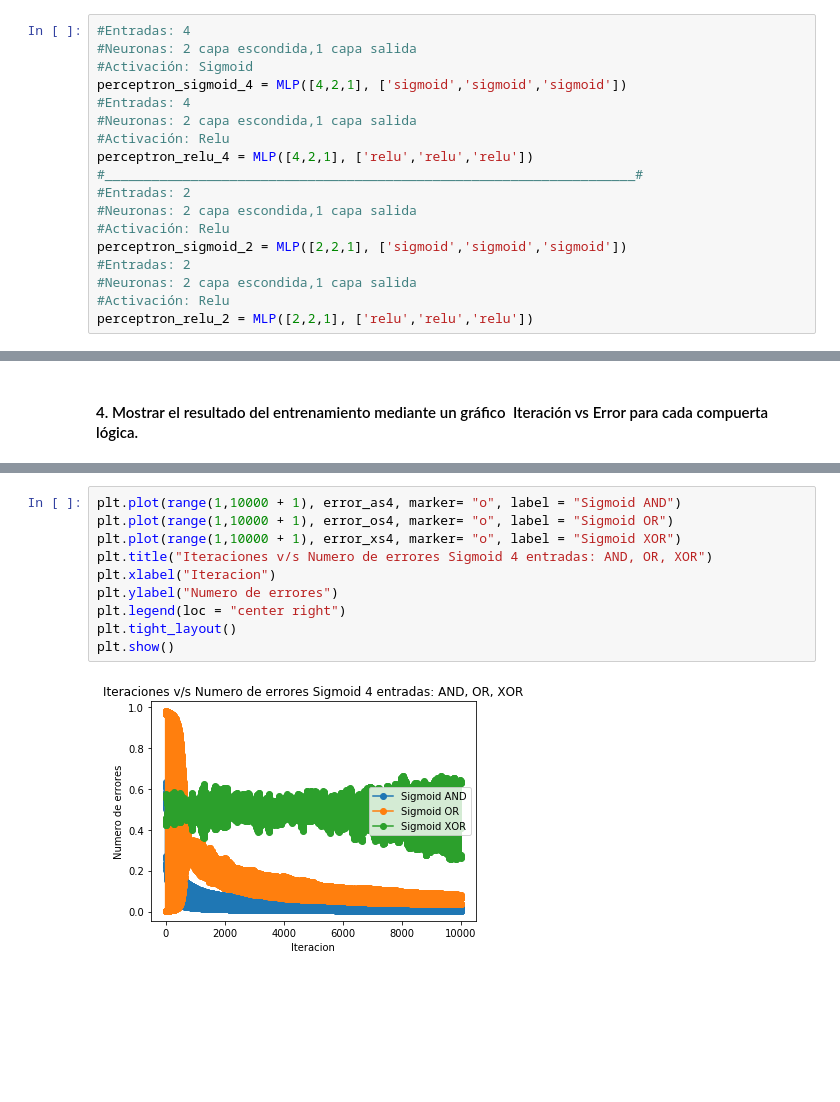
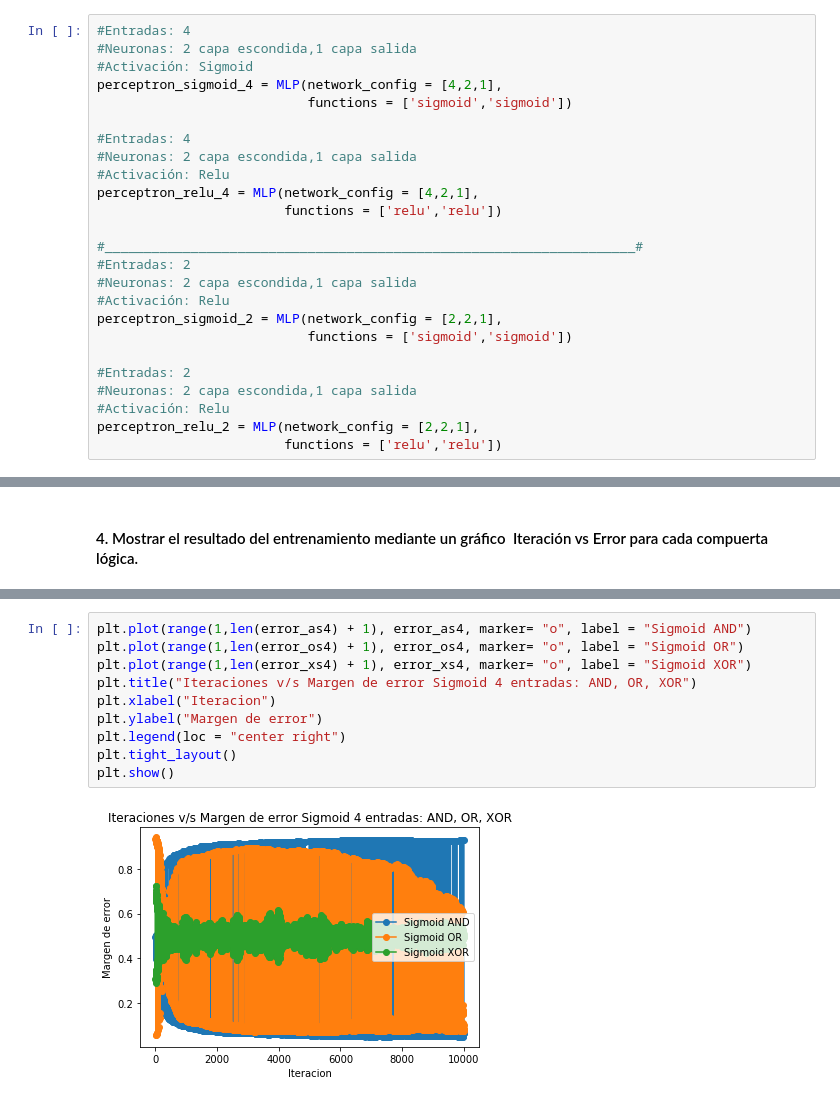
Before and after one commit to BHernandez18/Redes_neuronales_1-2019, a Jupyter notebook: Laboratorio 2 - Perceptrón Multicapa/lab2_redes-neuronales.ipynb, the cells around one changed output, grey strips where cells are left out. Cells and saved outputs as stored; diff of their text form; blank space fills up the shorter version.

```diff
--- a/Laboratorio 2 - Perceptrón Multicapa/lab2_redes-neuronales.ipynb
+++ b/Laboratorio 2 - Perceptrón Multicapa/lab2_redes-neuronales.ipynb
@@ -238,20 +215,27 @@ epochs: 30000
 #Entradas: 4
 #Neuronas: 2 capa escondida,1 capa salida
 #Activación: Sigmoid
-perceptron_sigmoid_4 = MLP([4,2,1], ['sigmoid','sigmoid','sigmoid'])
+perceptron_sigmoid_4 = MLP(network_config = [4,2,1],
+                           functions = ['sigmoid','sigmoid'])
+
 #Entradas: 4
 #Neuronas: 2 capa escondida,1 capa salida
 #Activación: Relu
-perceptron_relu_4 = MLP([4,2,1], ['relu','relu','relu'])
+perceptron_relu_4 = MLP(network_config = [4,2,1],
+                        functions = ['relu','relu'])
+
 #____________________________________________________________________#
 #Entradas: 2
 #Neuronas: 2 capa escondida,1 capa salida
 #Activación: Relu
-perceptron_sigmoid_2 = MLP([2,2,1], ['sigmoid','sigmoid','sigmoid'])
+perceptron_sigmoid_2 = MLP(network_config = [2,2,1],
+                           functions = ['sigmoid','sigmoid'])
+
 #Entradas: 2
 #Neuronas: 2 capa escondida,1 capa salida
 #Activación: Relu
-perceptron_relu_2 = MLP([2,2,1], ['relu','relu','relu'])
+perceptron_relu_2 = MLP(network_config = [2,2,1],
+                        functions = ['relu','relu'])
 # %% [markdown]
 #### 3. Probar   la   red   neuronal   con   las   compuertas   AND,   OR   y   XOR   para   entradas   de   tamaño  2 y 4 (+ Bias).
 # %%
@@ -330,15 +320,15 @@ plt.show()
 # %%
-plt.plot(range(1,10000 + 1), error_as4, marker= "o", label = "Sigmoid AND")
-plt.plot(range(1,10000 + 1), error_os4, marker= "o", label = "Sigmoid OR")
-plt.plot(range(1,10000 + 1), error_xs4, marker= "o", label = "Sigmoid XOR")
-plt.title("Iteraciones v/s Numero de errores Sigmoid 4 entradas: AND, OR, XOR")
+plt.plot(range(1,len(error_as4) + 1), error_as4, marker= "o", label = "Sigmoid AND")
+plt.plot(range(1,len(error_os4) + 1), error_os4, marker= "o", label = "Sigmoid OR")
+plt.plot(range(1,len(error_xs4) + 1), error_xs4, marker= "o", label = "Sigmoid XOR")
+plt.title("Iteraciones v/s Margen de error Sigmoid 4 entradas: AND, OR, XOR")
 plt.xlabel("Iteracion")
-plt.ylabel("Numero de errores")
+plt.ylabel("Margen de error")
 plt.legend(loc = "center right")
 plt.tight_layout()
 plt.show()
 # %% [output]
-[figure, old version]
+[figure, new version]
 # %%
 plt.plot(range(1,100 + 1), error_ar4[:100], marker= "o", label = "Relu AND")
 plt.plot(range(1,100 + 1), error_or4[:100], marker= "o", label = "Relu OR")
```
Also changed, not shown: parts of 22 cells of this notebook.
